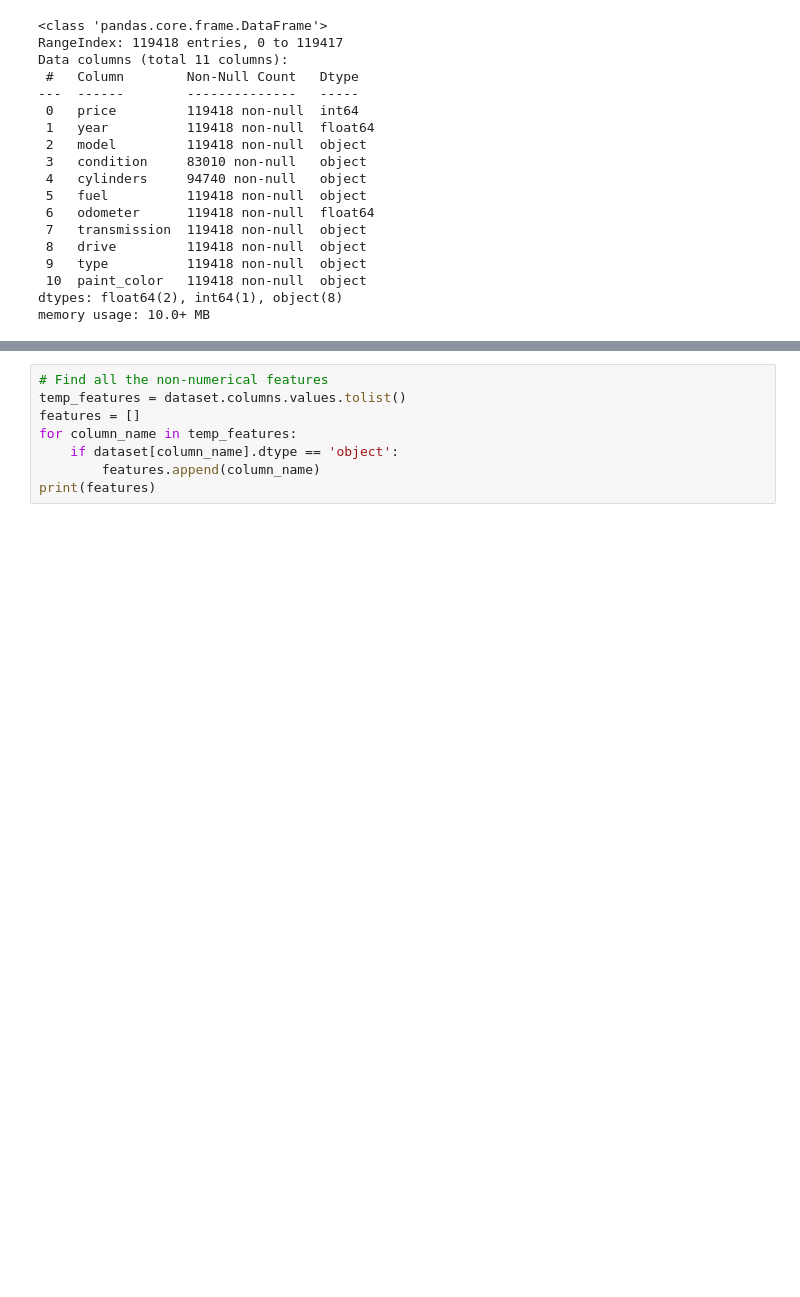
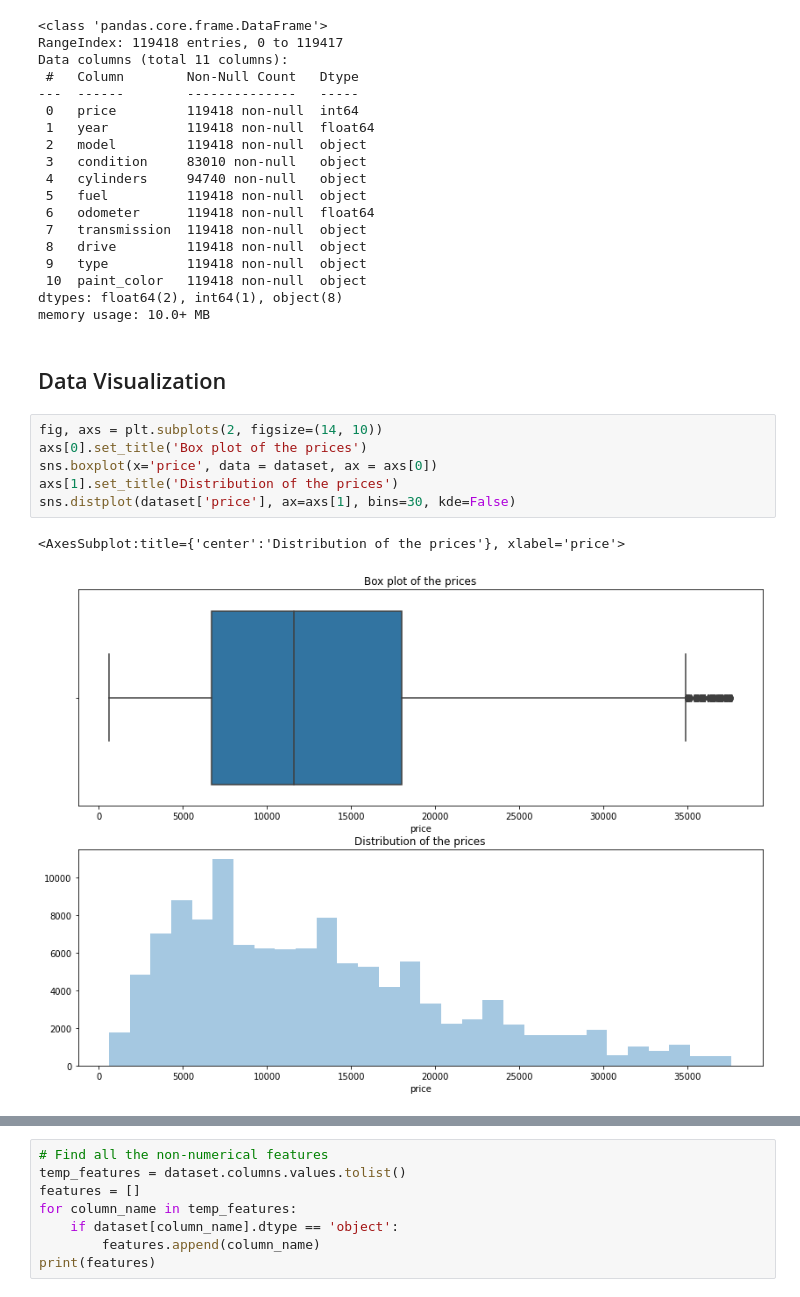
Before and after one commit to rdalexis/uw-ece657a-project-group25, a Jupyter notebook: Used_Car_Price_Prediction_Part2.ipynb, the cells around one changed output, grey strips where cells are left out. Saved outputs shown, nothing was run; the diff lists cells and outputs as text; blank space fills up the shorter version.

```diff
--- a/Used_Car_Price_Prediction_Part2.ipynb
+++ b/Used_Car_Price_Prediction_Part2.ipynb
@@ -59,3 +67,14 @@ Data columns (total 11 columns):
  10  paint_color   119418 non-null  object
 dtypes: float64(2), int64(1), object(8)
 memory usage: 10.0+ MB
+# %% [markdown]
+<h2>Data Visualization</h2>
+# %%
+fig, axs = plt.subplots(2, figsize=(14, 10))
+axs[0].set_title('Box plot of the prices')
+sns.boxplot(x='price', data = dataset, ax = axs[0])
+axs[1].set_title('Distribution of the prices')
+sns.distplot(dataset['price'], ax=axs[1], bins=30, kde=False)
+# %% [output]
+<AxesSubplot:title={'center':'Distribution of the prices'}, xlabel='price'>
+[figure, added]
```
Also changed, not shown: parts of 35 cells of this notebook, 2 other files.
